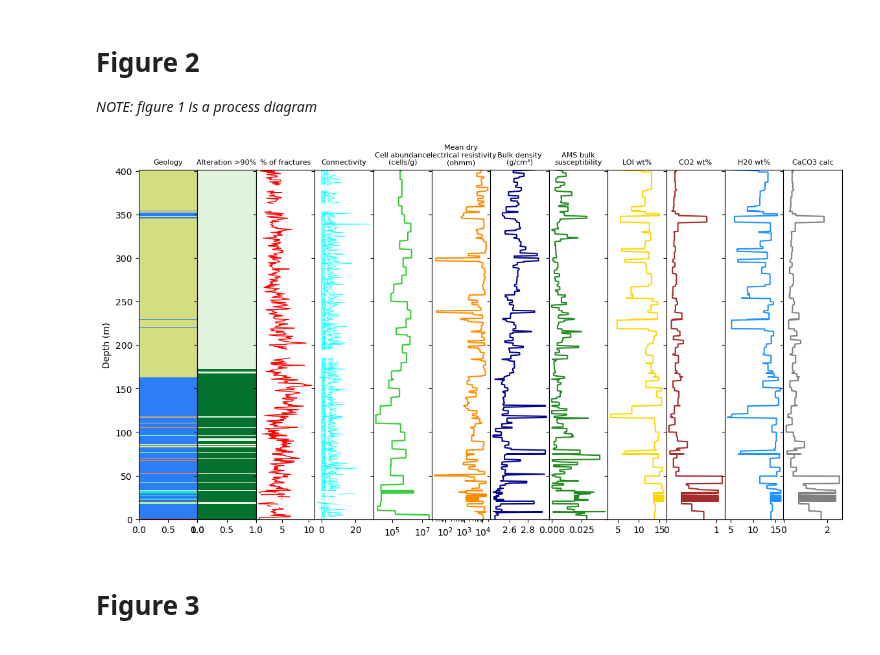
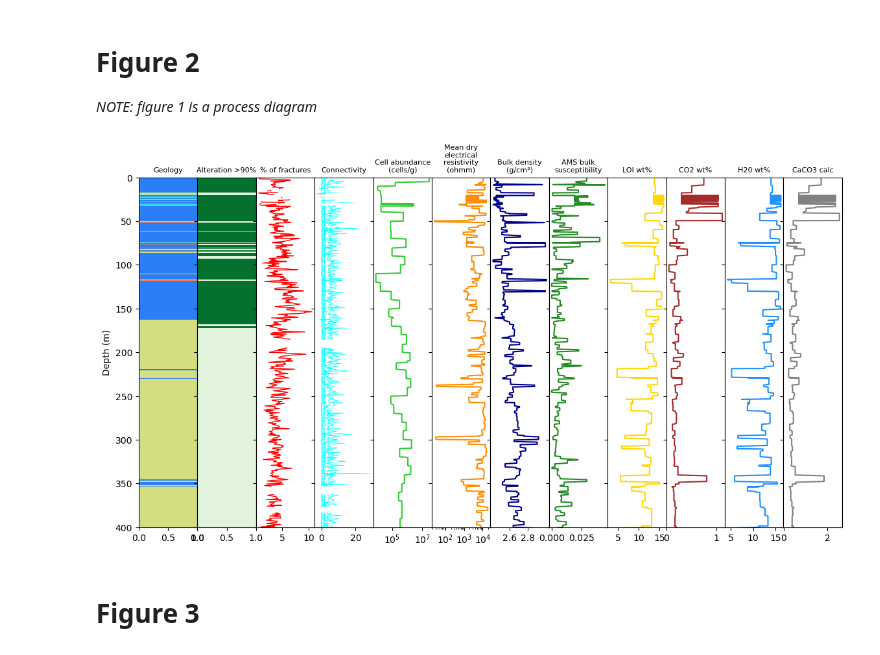
Before and after one commit to SerpRateAI/AI-pipeline-boreholes, a Jupyter notebook: paper-figures.ipynb, the cells around one changed output. Drawn from its saved outputs; the diff is of its cells as text; code cells hidden in the pictures.

```diff
--- a/paper-figures.ipynb
+++ b/paper-figures.ipynb
@@ -132,35 +132,36 @@ ax[4].set_title('Cell abundance\n(cells/g)', fontsize=8)
 
 ax[5].plot(fig2_df['Mean dry electrical Resistivity (ohmm)'], y, color='darkorange')
 ax[5].set_xscale('log')
-ax[5].set_title('Mean dry\nelectrical resistivity\n(ohmm)', fontsize=8)
+ax[5].set_title('Mean dry\nelectrical\nresistivity\n(ohmm)', fontsize=8)
 
 ax[6].plot(fig2_df['Bulk density (g/cm³)'], y, color='darkblue')
 ax[6].set_title('Bulk density\n(g/cm³)', fontsize=8)
 ax[6].set_xticks([2.6, 2.8])
 
 ax[7].plot(fig2_df['AMS bulk susceptibility'], y, color='forestgreen')
 ax[7].set_title('AMS bulk\nsusceptibility', fontsize=8)
 
 ax[8].plot(fig2_df['LOI wt%'], y, color='gold')
 ax[8].set_title('LOI wt%', fontsize=8)
 
 ax[9].plot(fig2_df['CO2 wt%'], y, color='brown')
 ax[9].set_title('CO2 wt%', fontsize=8)
 
 ax[10].plot(fig2_df['H20 wt%'], y, color='dodgerblue')
 ax[10].set_title('H20 wt%', fontsize=8)
 
 ax[11].plot(fig2_df['CaCO3 calc'], y, color='grey')
 ax[11].set_title('CaCO3 calc', fontsize=8)
 
 # ax[0].set_ylim(405, -5)
 ax[0].set_ylabel('Depth (m)')
 fig.subplots_adjust(wspace=0, hspace=0)
+ax[0].set_ylim(400, 0)
 
 # plt.tight_layout()
 fig.savefig('fig2.pdf', bbox_inches='tight')
 # %% [output]
-[figure, old version]
+[figure, new version]
 # %% [markdown]
 # Figure 3
 # %%
```
Also changed, not shown: 3 other files.
